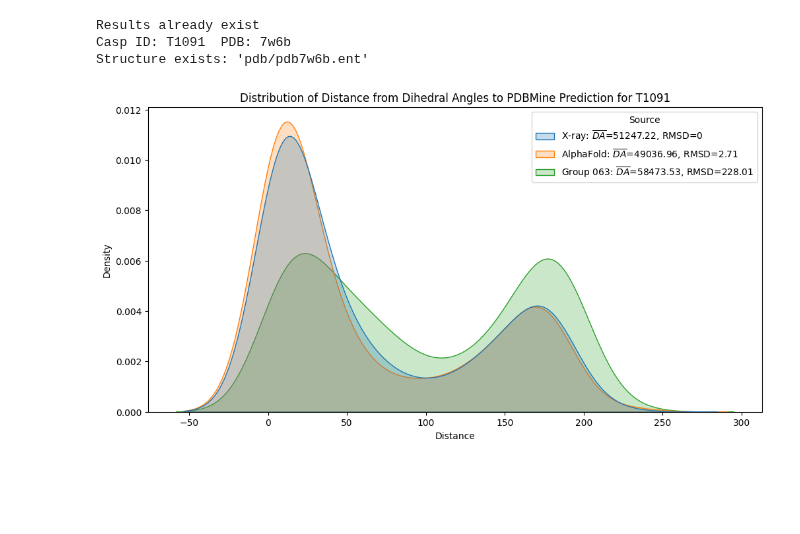
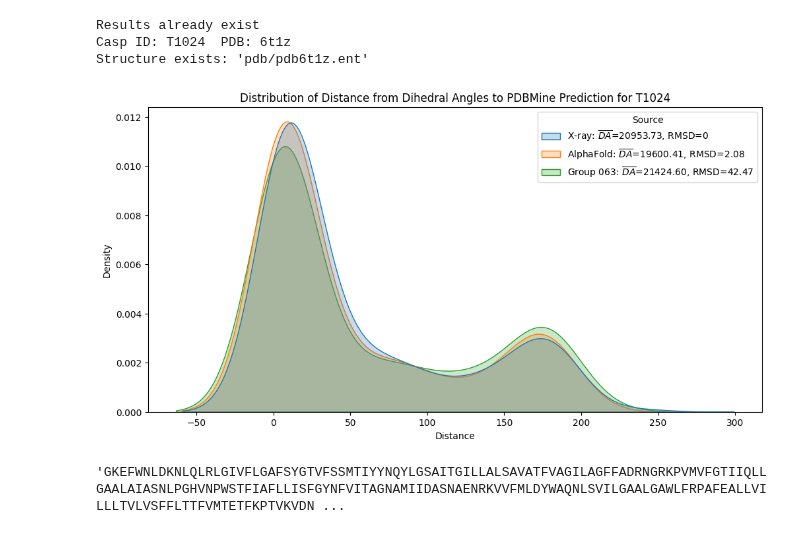
Before and after one commit to Musa-Azeem/protein-dihedral-visualization, a Jupyter notebook: 180_investigation.ipynb, the cells around one changed output. Cells and saved outputs as stored; diff of their text form; code cells hidden in the pictures; blank space fills up the shorter version.

```diff
--- a/180_investigation.ipynb
+++ b/180_investigation.ipynb
@@ -71,34 +71,38 @@ PROJECT_DIR = 'tests'
 # plt.show()
 # %%
 # Plot for one protein
-casp_protein_id = 'T1091'
+casp_protein_id = 'T1024'
 da = DihedralAdherence(casp_protein_id, [4,5,6,7], PDBMINE_URL, PROJECT_DIR, kdews=[1,32,64,128])
 da.load_results_da()
 xray_phi_psi = da.xray_phi_psi.dropna().copy()
 good_id = da.grouped_preds.sort_values('RMS_CA').iloc[0].protein_id
 bad_id = da.grouped_preds.sort_values('RMS_CA').iloc[-1].protein_id
 good_phi_psi = da.phi_psi_predictions[da.phi_psi_predictions.protein_id == good_id].dropna().copy()
 bad_phi_psi = da.phi_psi_predictions[da.phi_psi_predictions.protein_id == bad_id].dropna().copy()
 sns.set_palette('tab10')
 rmsd_da = da.grouped_preds.set_index('protein_id').loc[[good_id, bad_id], ['da', 'RMS_CA']]
 xray_phi_psi['Source'] = 'X-ray: ' + r'$\overline{DA}$=' + f'{xray_phi_psi.da.sum():.2f}, RMSD=0'
 good_phi_psi['Source'] = 'AlphaFold: ' + r'$\overline{DA}$=' + f'{rmsd_da.loc[good_id].da:.2f}, RMSD={rmsd_da.loc[good_id].RMS_CA:.2f}'
 bad_phi_psi['Source'] = 'Group 063: ' + r'$\overline{DA}$=' + f'{rmsd_da.loc[bad_id].da:.2f}, RMSD={rmsd_da.loc[bad_id].RMS_CA:.2f}'
 df = pd.concat([
     xray_phi_psi,
     good_phi_psi.drop('da_na', axis=1),
     bad_phi_psi.drop('da_na', axis=1)
 ]).reset_index(drop=True)
 fig, ax = plt.subplots(figsize=(12, 6))
 sns.kdeplot(data=df, x='da', fill=True, hue='Source', ax=ax, common_norm=False)
 ax.set_title(f'Distribution of Distance from Dihedral Angles to PDBMine Prediction for {casp_protein_id}')
 ax.set_xlabel('Distance')
 plt.show()
 # %% [output]
 Results already exist
-Casp ID: T1091  PDB: 7w6b
-Structure exists: 'pdb/pdb7w6b.ent'
+Casp ID: T1024  PDB: 6t1z
+Structure exists: 'pdb/pdb6t1z.ent'
-[figure, old version]
+[figure, new version]
+# %%
+da.sequence
+# %% [output]
+'GKEFWNLDKNLQLRLGIVFLGAFSYGTVFSSMTIYYNQYLGSAITGILLALSAVATFVAGILAGFFADRNGRKPVMVFGTIIQLLGAALAIASNLPGHVNPWSTFIAFLLISFGYNFVITAGNAMIIDASNAENRKVVFMLDYWAQNLSVILGAALGAWLFRPAFEALLVILLLTVLVSFFLTTFVMTETFKPTVKVDN ...
 # %%
 seqs = xray_phi_psi[(xray_phi_psi.da > 170) & (xray_phi_psi.da < 190)].seq_ctxt.values
 print(len(seqs), len(xray_phi_psi))
```
Also changed, not shown: parts of 4 cells of this notebook, 3 other files.
